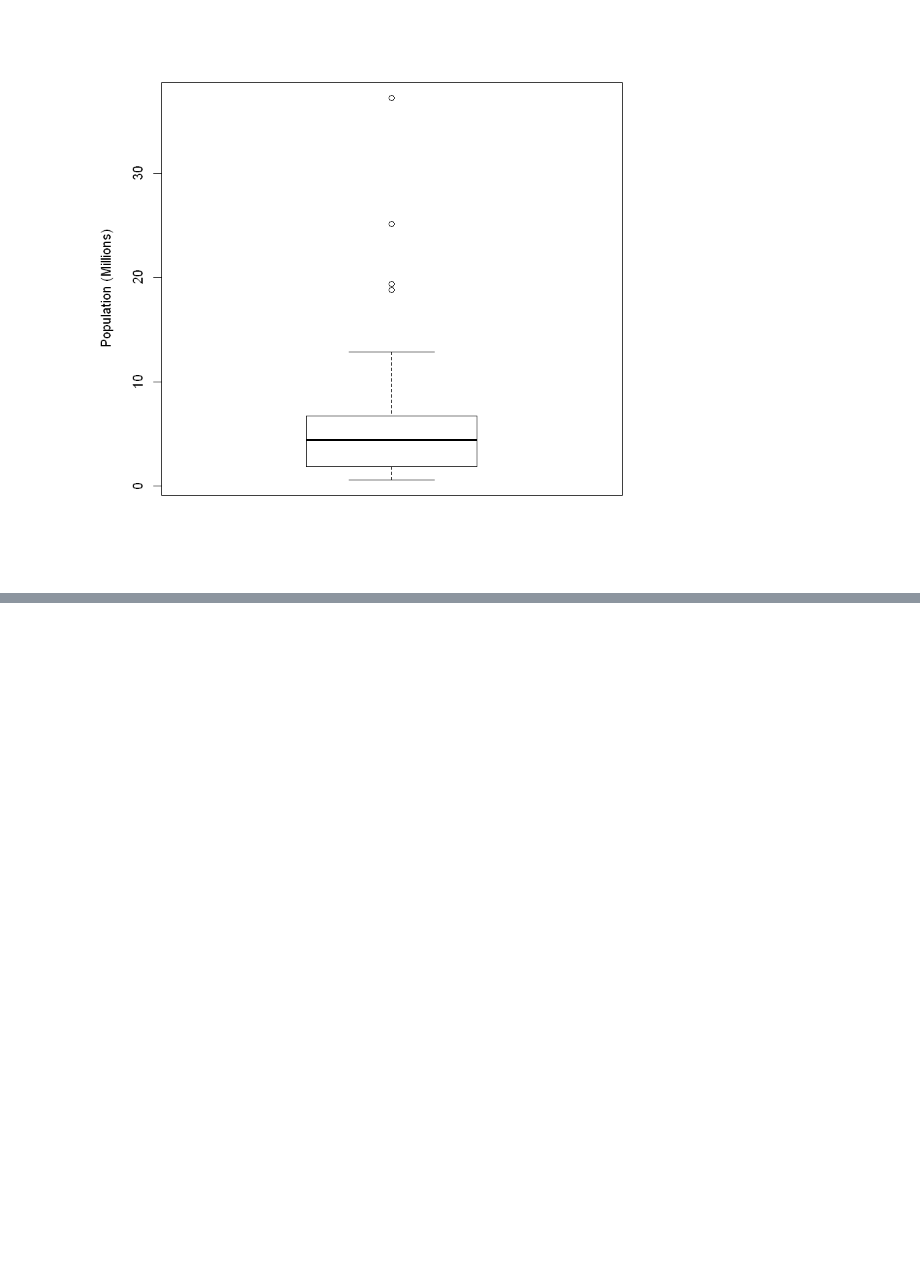
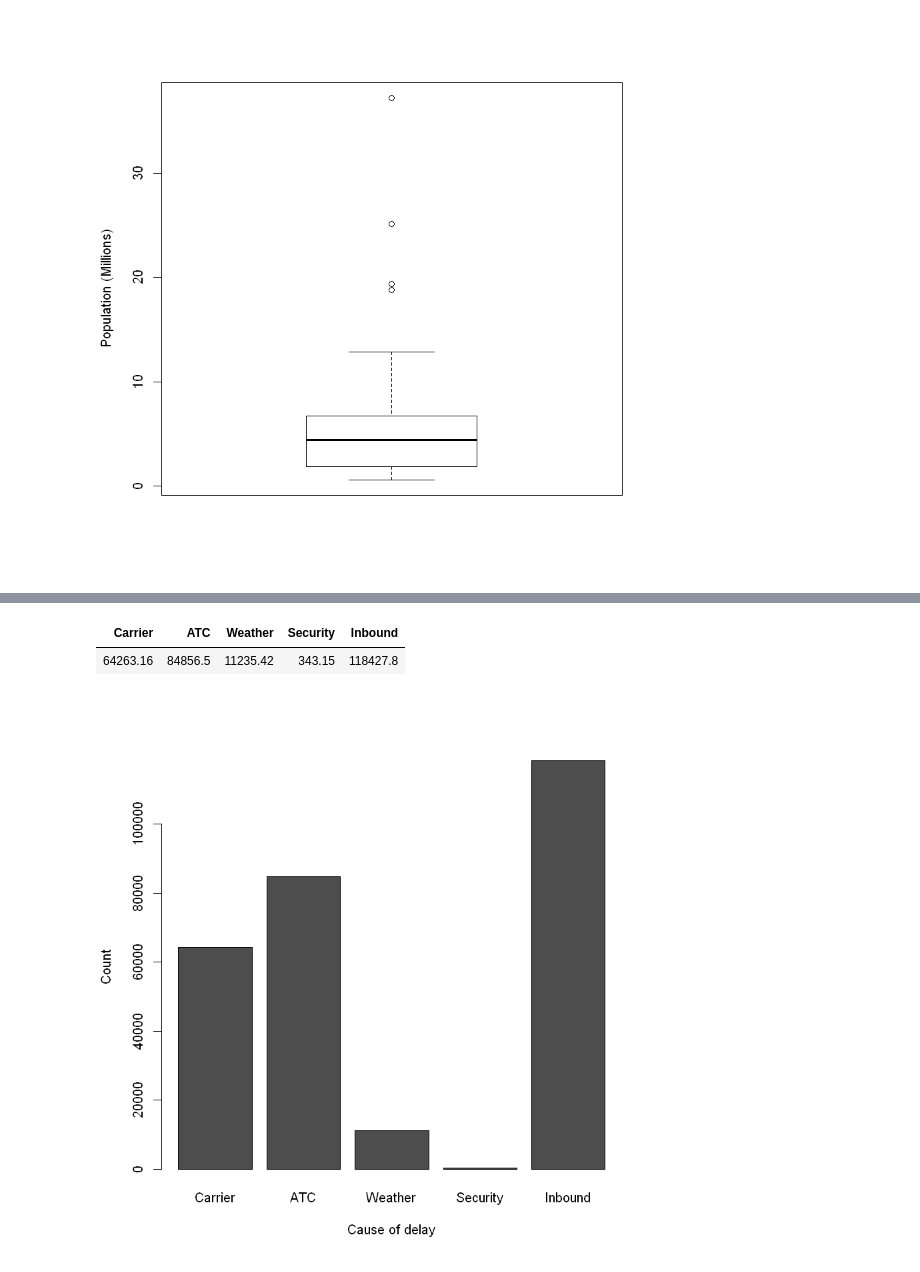
Before and after one commit to SaiVarad1/test, a Jupyter notebook: rStuff/PSDS/EDA/Chapter1EDA.ipynb, the cells around one changed output, grey strips where cells are left out. Drawn from its saved outputs; the diff is of its cells as text; code cells hidden in the pictures; blank space fills up the shorter version.

```diff
--- a/rStuff/PSDS/EDA/Chapter1EDA.ipynb
+++ b/rStuff/PSDS/EDA/Chapter1EDA.ipynb
@@ -96,0 +123,13 @@ table(pop_freq)
+# %%
+# Exploring Binary and Categorical Data (pg 27)
+
+
+airline <- read.csv("dfw_airline.csv")
+head(airline) # Percentage of delays by cause at Dallas/Fort Worth Airport
+# %% [output]
+| Carrier | ATC | Weather | Security | Inbound |
+| 64263.16 | 84856.5 | 11235.42 | 343.15 | 118427.8 |
+# %%
+barplot(as.matrix(airline), xlab='Cause of delay',ylab='Count') # use .asmatrix() when plotting every category
+# %% [output]
+[figure, added]
```
Also changed, not shown: parts of 5 cells of this notebook, 1 other file.
